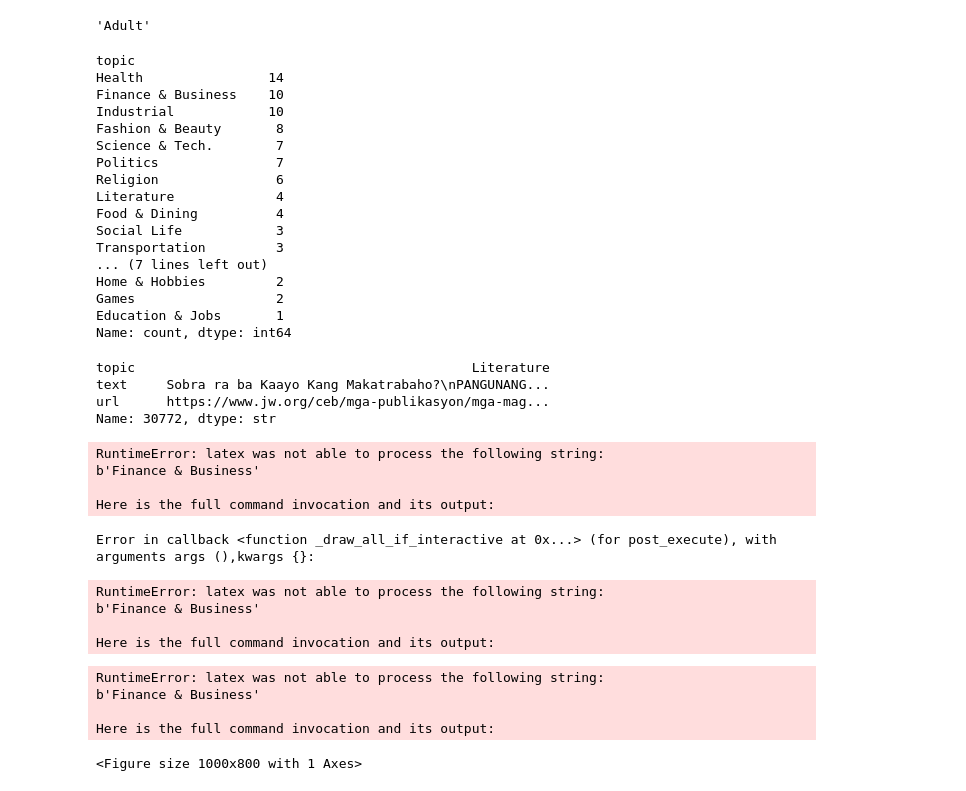
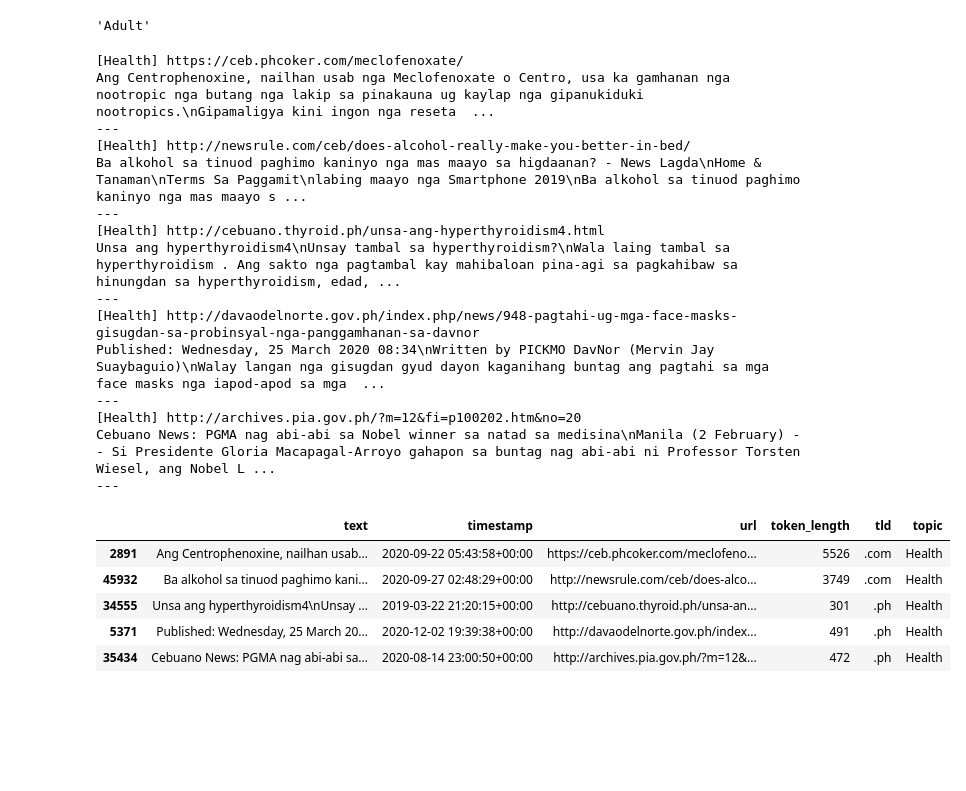
Before and after one commit to ljvmiranda921/scratch, a Jupyter notebook: 2026-03-20-madlad/2026-03-20-check-langs.ipynb, the cells around one changed output. Cells and saved outputs as stored; diff of their text form; code cells hidden in the pictures; blank space fills up the shorter version.

```diff
--- a/2026-03-20-madlad/2026-03-20-check-langs.ipynb
+++ b/2026-03-20-madlad/2026-03-20-check-langs.ipynb
@@ -190,57 +190,50 @@ df_sample = df.sample(100)
 df_sample["topic"] = df_sample.progress_apply(
     lambda row: classify_topic(row["text"], row["url"]), axis=1
 )
-# %%
-topic_counts = df_sample["topic"].value_counts()
-topic_counts
-# %% [output]
-topic
-Health                14
-Finance & Business    10
-Industrial            10
-Fashion & Beauty       8
-Science & Tech.        7
-Politics               7
-Religion               6
-Literature             4
-Food & Dining          4
-Social Life            3
-Transportation         3
-... (7 lines left out)
-Home & Hobbies         2
-Games                  2
-Education & Jobs       1
-Name: count, dtype: int64
 # %%
-df_sample[["topic", "text", "url"]].
+def inspect_topic(df: pd.DataFrame, topic: str, n: int = 5) -> pd.DataFrame:
+    """Sample n rows from a given topic and display text snippets."""
+    subset = df[df["topic"] == topic]
+    sample = subset.sample(min(n, len(subset)))
+    for _, row in sample.iterrows():
+        print(f"[{row['topic']}] {row['url']}")
+        print(row["text"][:300])
+        print("---")
+    return sample
+
+
+inspect_topic(df_sample, "Health", n=5)
 # %% [output]
-topic                                           Literature
-text     Sobra ra ba Kaayo Kang Makatrabaho?\nPANGUNANG...
-url      https://www.jw.org/ceb/mga-publikasyon/mga-mag...
-Name: 30772, dtype: str
+[Health] https://ceb.phcoker.com/meclofenoxate/
+Ang Centrophenoxine, nailhan usab nga Meclofenoxate o Centro, usa ka gamhanan nga nootropic nga butang nga lakip sa pinakauna ug kaylap nga gipanukiduki nootropics.\nGipamaligya kini ingon nga reseta  ...
+---
+[Health] http://newsrule.com/ceb/does-alcohol-really-make-you-better-in-bed/
+Ba alkohol sa tinuod paghimo kaninyo nga mas maayo sa higdaanan? - News Lagda\nHome & Tanaman\nTerms Sa Paggamit\nlabing maayo nga Smartphone 2019\nBa alkohol sa tinuod paghimo kaninyo nga mas maayo s ...
+---
+[Health] http://cebuano.thyroid.ph/unsa-ang-hyperthyroidism4.html
+Unsa ang hyperthyroidism4\nUnsay tambal sa hyperthyroidism?\nWala laing tambal sa hyperthyroidism . Ang sakto nga pagtambal kay mahibaloan pina-agi sa pagkahibaw sa hinungdan sa hyperthyroidism, edad, ...
+---
+[Health] http://davaodelnorte.gov.ph/index.php/news/948-pagtahi-ug-mga-face-masks-gisugdan-sa-probinsyal-nga-panggamhanan-sa-davnor
+Published: Wednesday, 25 March 2020 08:34\nWritten by PICKMO DavNor (Mervin Jay Suaybaguio)\nWalay langan nga gisugdan gyud dayon kaganihang buntag ang pagtahi sa mga face masks nga iapod-apod sa mga  ...
+---
+[Health] http://archives.pia.gov.ph/?m=12&fi=p100202.htm&no=20
+Cebuano News: PGMA nag abi-abi sa Nobel winner sa natad sa medisina\nManila (2 February) -- Si Presidente Gloria Macapagal-Arroyo gahapon sa buntag nag abi-abi ni Professor Torsten Wiesel, ang Nobel L ...
+---
+|  | text | timestamp | url | token_length | tld | topic |
+| 2891 | Ang Centrophenoxine, nailhan usab... | 2020-09-22 05:43:58+00:00 | https://ceb.phcoker.com/meclofeno... | 5526 | .com | Health |
+| 45932 | Ba alkohol sa tinuod paghimo kani... | 2020-09-27 02:48:29+00:00 | http://newsrule.com/ceb/does-alco... | 3749 | .com | Health |
+| 34555 | Unsa ang hyperthyroidism4\nUnsay ... | 2019-03-22 21:20:15+00:00 | http://cebuano.thyroid.ph/unsa-an... | 301 | .ph | Health |
+| 5371 | Published: Wednesday, 25 March 20... | 2020-12-02 19:39:38+00:00 | http://davaodelnorte.gov.ph/index... | 491 | .ph | Health |
+| 35434 | Cebuano News: PGMA nag abi-abi sa... | 2020-08-14 23:00:50+00:00 | http://archives.pia.gov.ph/?m=12&... | 472 | .ph | Health |
 # %%
 topic_counts = df_sample["topic"].value_counts()
 
 fig, ax = plt.subplots(figsize=(10, 8))
 topic_counts.plot.barh(ax=ax, color="#D1F9F1", edgecolor="black", linewidth=0.5)
 ax.invert_yaxis()
+ax.set_yticklabels([label.replace("&", r"\&") for label in topic_counts.index])
 ax.set_xlabel("Count")
 ax.set_ylabel("Topic")
 ax.set_title("Topic distribution (ceb)")
 fig.tight_layout()
 plt.show()
-# %% [output]
-RuntimeError: latex was not able to process the following string:
-b'Finance & Business'
-
-Here is the full command invocation and its output:
-Error in callback <function _draw_all_if_interactive at 0x...> (for post_execute), with arguments args (),kwargs {}:
-RuntimeError: latex was not able to process the following string:
-b'Finance & Business'
-
-Here is the full command invocation and its output:
-RuntimeError: latex was not able to process the following string:
-b'Finance & Business'
-
-Here is the full command invocation and its output:
-<Figure size 1000x800 with 1 Axes>
```
